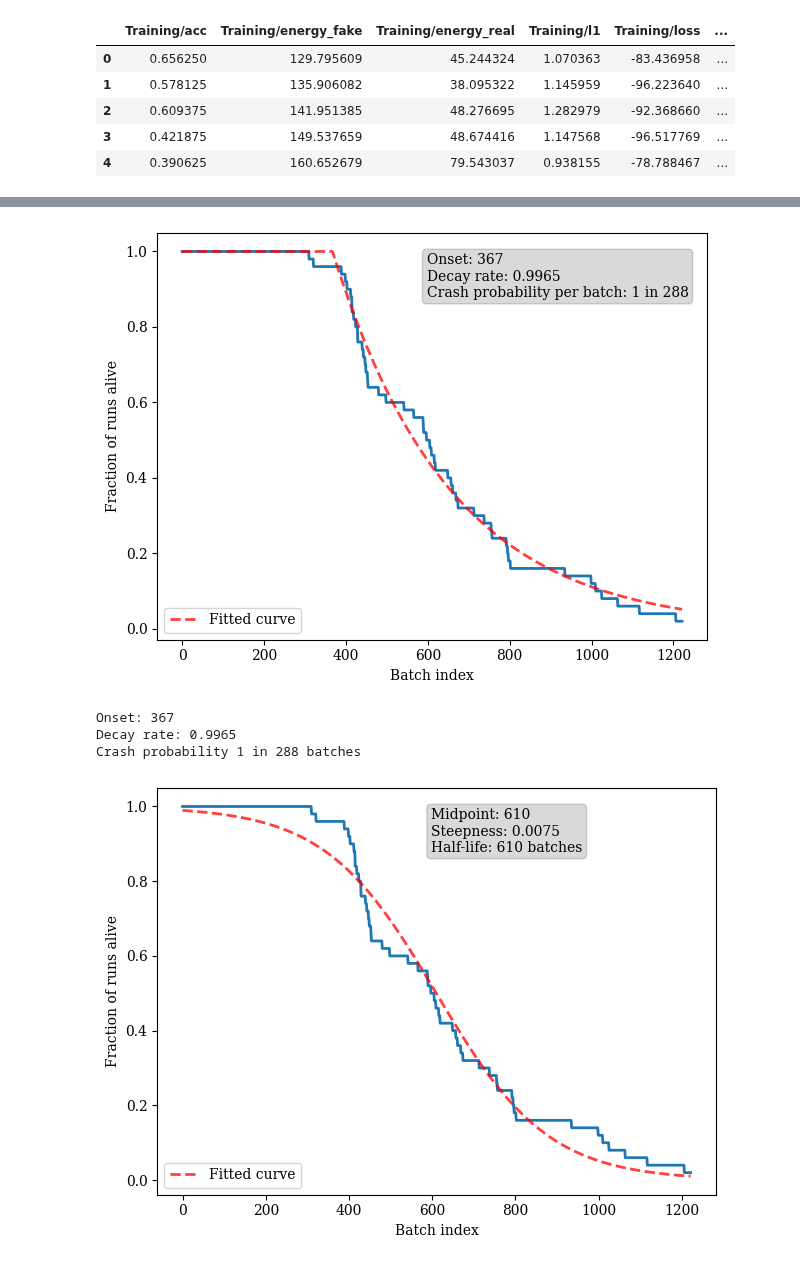
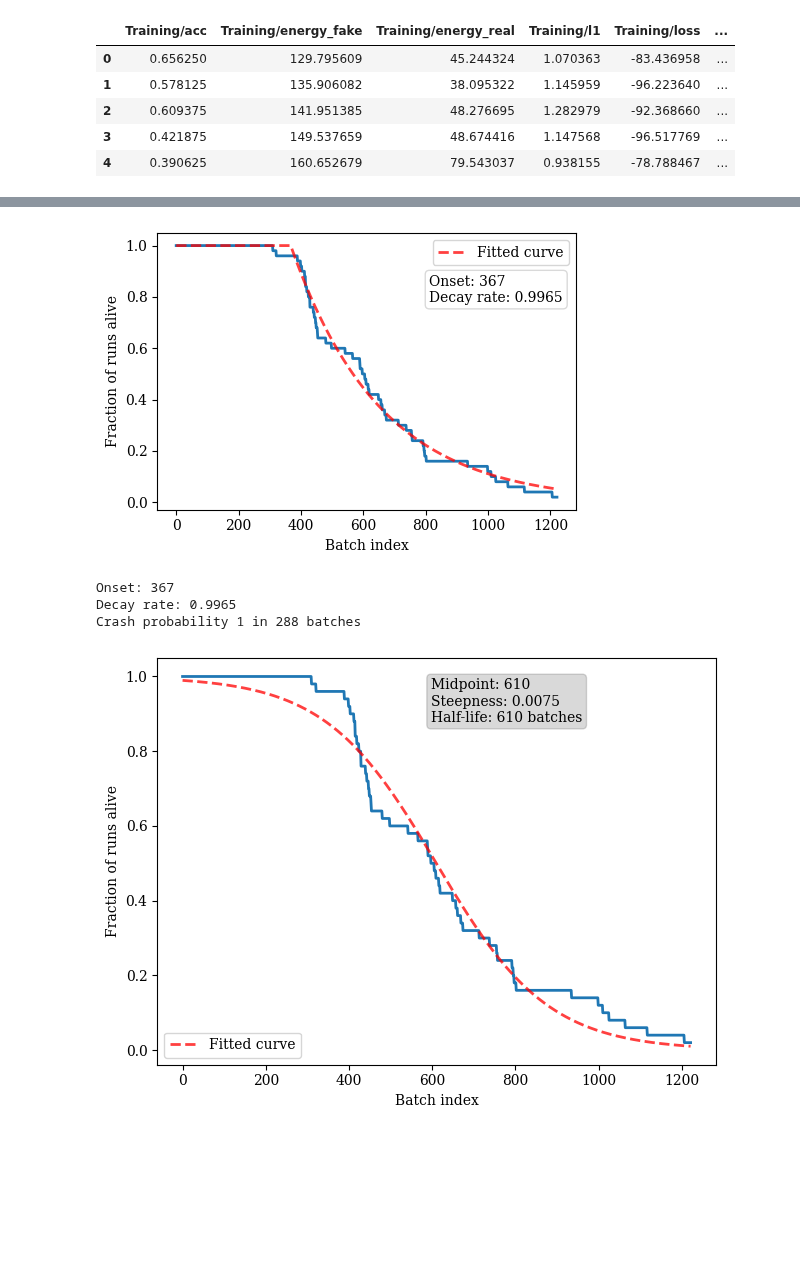
Before and after one commit to vivian0216/generative_modelling, a Jupyter notebook: nbs/crash_distr.ipynb, the cells around one changed output, grey strips where cells are left out. Drawn from its saved outputs; the diff is of its cells as text; code cells hidden in the pictures; blank space fills up the shorter version.

```diff
--- a/nbs/crash_distr.ipynb
+++ b/nbs/crash_distr.ipynb
@@ -87,38 +87,39 @@ for i, row in df.iterrows():
     alive[0:row['batch']] += 1
 alive /= len(runs)
 ax = plt.gca()
 
 # Set font to serif globally for this plot
+plt.rcParams["figure.figsize"] = (5,3.5)
 plt.rcParams['font.family'] = 'serif'
 
 plt.plot(alive, linewidth=2, alpha=1.0)
 plt.xlabel('Batch index')
 plt.ylabel('Fraction of runs alive')
 
 # Fit exponential decay
 from scipy.optimize import curve_fit
 def exp_decay(x, rate, onset):
     return np.where(x < onset, 1, rate ** (x - onset))
 
 xs = np.arange(len(alive))
 popt, _ = curve_fit(exp_decay, xs, alive)
 plt.plot(xs, exp_decay(xs, *popt), label='Fitted curve', linestyle='--', color='red', linewidth=2, alpha=0.75)
 
 # Add parameter information as text on the plot
-info_text = f'Onset: {round(popt[1])}\nDecay rate: {popt[0]:.4f}\nCrash probability per batch: 1 in {round(1 / (1-popt[0]))}'
-plt.text(0.49, 0.95, info_text, transform=ax.transAxes, fontsize=10,
-         verticalalignment='top', bbox=dict(boxstyle='round', facecolor='black', alpha=0.15))
+info_text = f'Onset: {round(popt[1])}\nDecay rate: {popt[0]:.4f}'
+plt.text(0.65, 0.85, info_text, transform=ax.transAxes, fontsize=10,
+         verticalalignment='top', bbox=dict(boxstyle='round', facecolor='white', alpha=0.15))
 
-plt.legend()
+plt.legend(loc='upper right')
 plt.tight_layout()
 plt.savefig('crash_distr.png', dpi=300)
 plt.show()
 
 print(f'Onset: {round(popt[1])}')
 print(f'Decay rate: {popt[0]:.4f}')
 print(f'Crash probability 1 in {round(1 / (1-popt[0]))} batches')
 # %% [output]
-[figure, old version]
+[figure, new version]
 Onset: 367
 Decay rate: 0.9965
 Crash probability 1 in 288 batches
```
Also changed, not shown: parts of 1 cell of this notebook, 6 other files.
